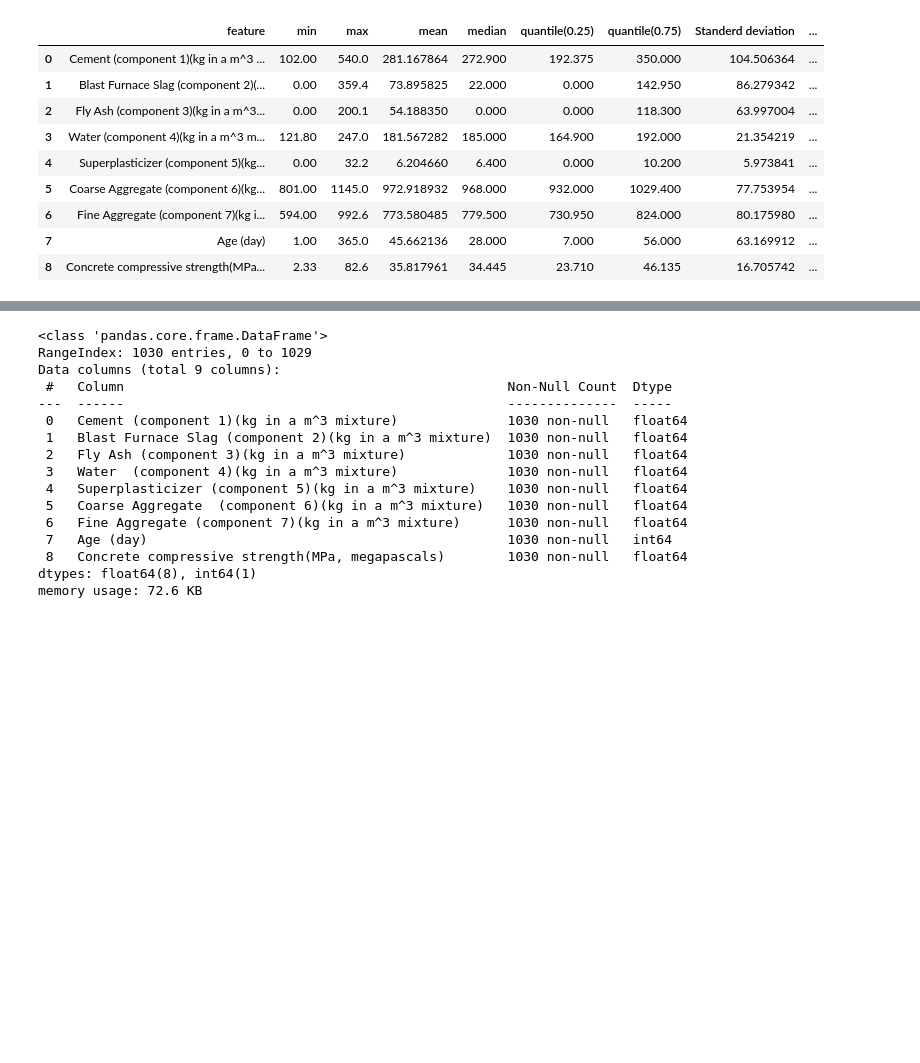
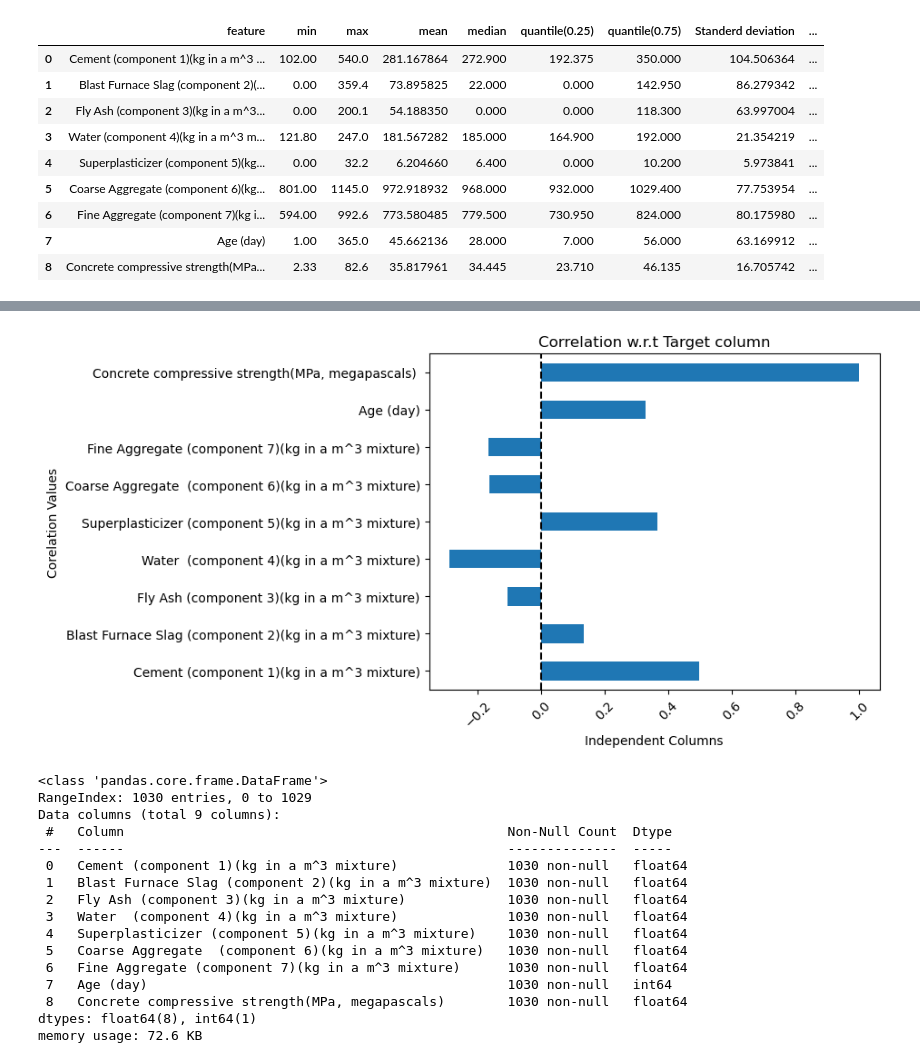
Before and after one commit to varunr1909/CementPrediction_Model, a Jupyter notebook: Model.ipynb, the cells around one changed output, grey strips where cells are left out. Saved outputs shown, nothing was run; the diff lists cells and outputs as text; code cells hidden in the pictures; blank space fills up the shorter version.

```diff
--- a/Model.ipynb
+++ b/Model.ipynb
@@ -84,3 +116,13 @@ df.describe()
+# %%
+df.corr()['Concrete compressive strength(MPa, megapascals) '].plot(kind = 'barh')
+plt.axvline(0,linestyle = '--',color= 'black')
+plt.title('Correlation w.r.t Target column')
+plt.ylabel('Corelation Values')
+plt.xlabel('Independent Columns')
+plt.xticks(rotation = 45)
+plt.show()
+# %% [output]
+[figure, added]
 # %%
 df.info()
 # %% [output]
```
Also changed, not shown: parts of 8 cells of this notebook.
